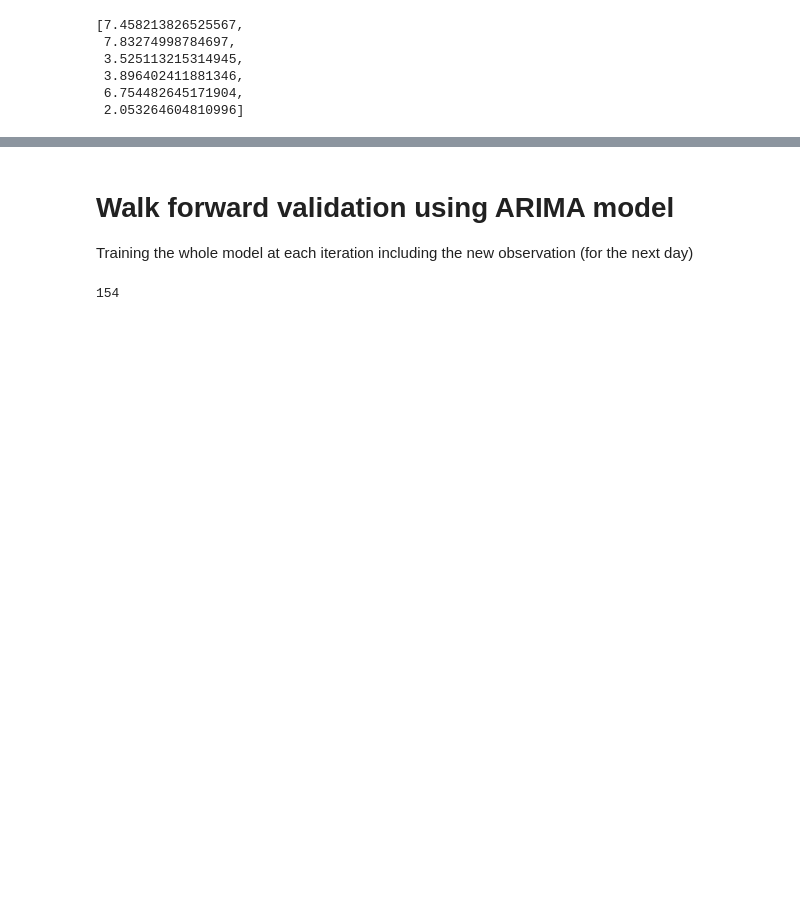
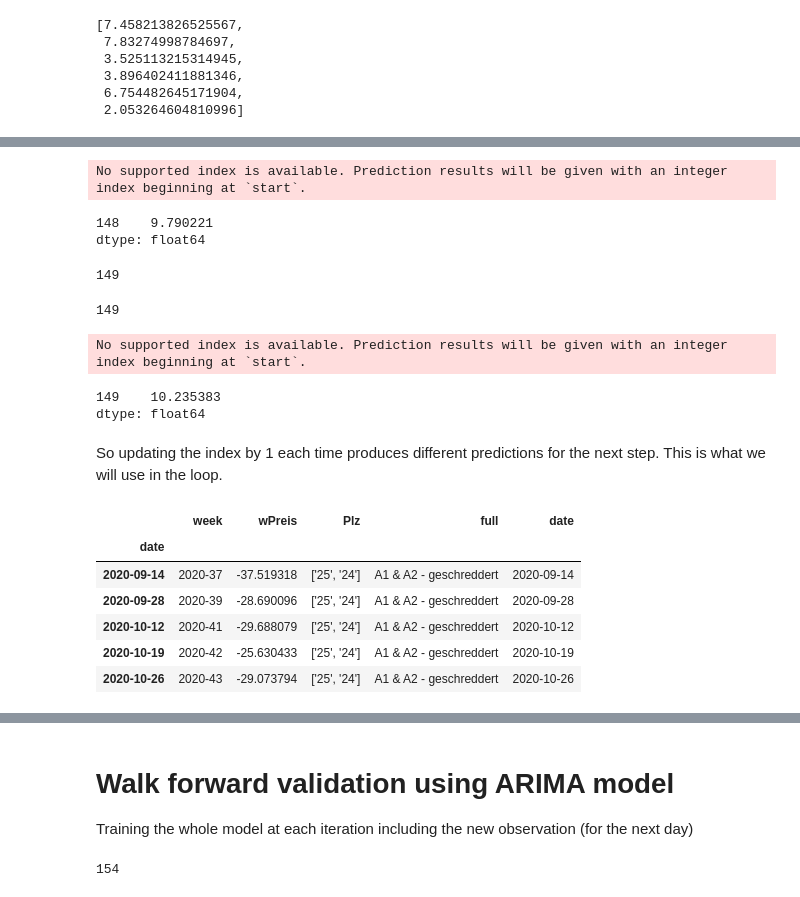
Before and after one commit to surajkarak/thesis, a Jupyter notebook: timeseries.ipynb, the cells around one changed output, grey strips where cells are left out. Saved outputs shown, nothing was run; the diff lists cells and outputs as text; code cells hidden in the pictures; blank space fills up the shorter version.

```diff
--- a/timeseries.ipynb
+++ b/timeseries.ipynb
@@ -635,0 +694,35 @@ test
+# %%
+# one-step out of sample forecast
+start_index = len(df_train)
+end_index = len(df_train)
+best_model_result.predict(start=start_index, end=end_index)
+# %% [output]
+No supported index is available. Prediction results will be given with an integer index beginning at `start`.
+148    9.790221
+dtype: float64
+# %%
+start_index+1
+# %% [output]
+149
+# %%
+end_index+1
+# %% [output]
+149
+# %%
+best_model_result.predict(start=start_index+1, end=end_index+1)
+# %% [output]
+No supported index is available. Prediction results will be given with an integer index beginning at `start`.
+149    10.235383
+dtype: float64
+# %% [markdown]
+So updating the index by 1 each time produces different predictions for the next step. This is what we will use in the loop.
+# %%
+df_train.head()
+# %% [output]
+|  | week | wPreis | Plz | full | date |
+| date |  |  |  |  |  |
+| 2020-09-14 | 2020-37 | -37.519318 | ['25', '24'] | A1 & A2 - geschreddert | 2020-09-14 |
+| 2020-09-28 | 2020-39 | -28.690096 | ['25', '24'] | A1 & A2 - geschreddert | 2020-09-28 |
+| 2020-10-12 | 2020-41 | -29.688079 | ['25', '24'] | A1 & A2 - geschreddert | 2020-10-12 |
+| 2020-10-19 | 2020-42 | -25.630433 | ['25', '24'] | A1 & A2 - geschreddert | 2020-10-19 |
+| 2020-10-26 | 2020-43 | -29.073794 | ['25', '24'] | A1 & A2 - geschreddert | 2020-10-26 |
```
Also changed, not shown: parts of 110 cells of this notebook, 2 other files.
